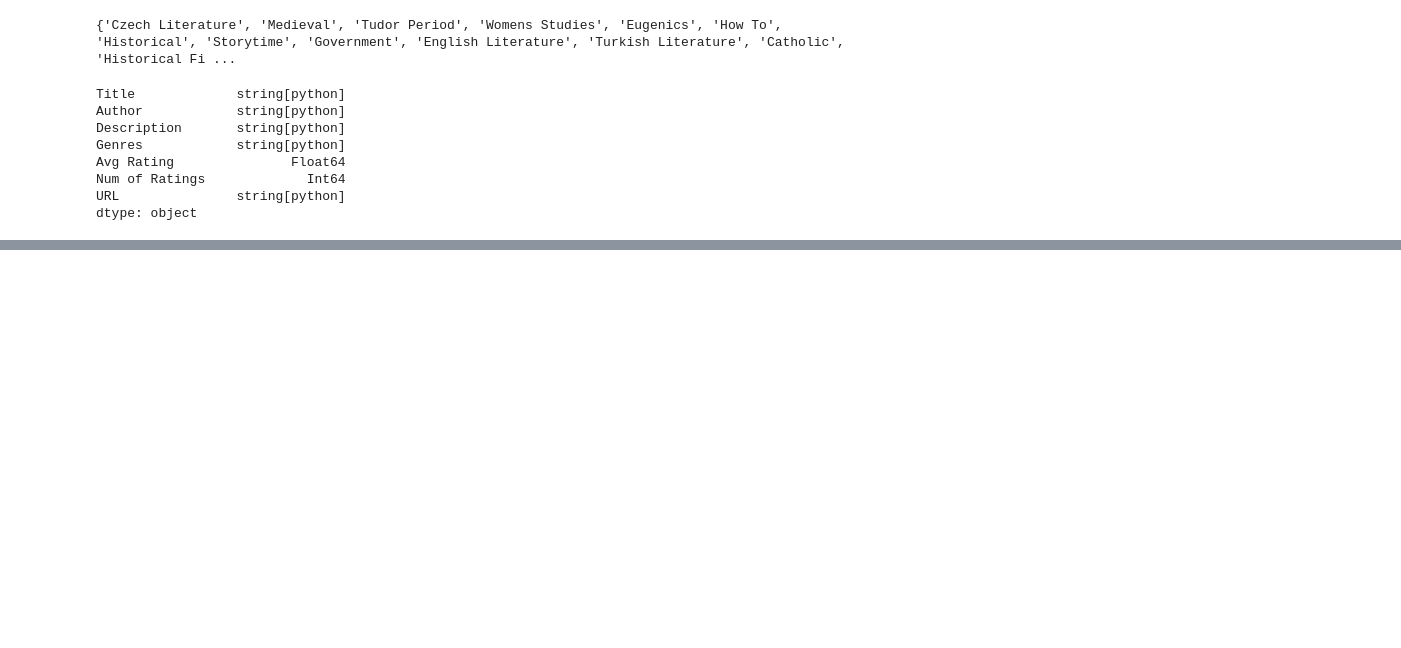
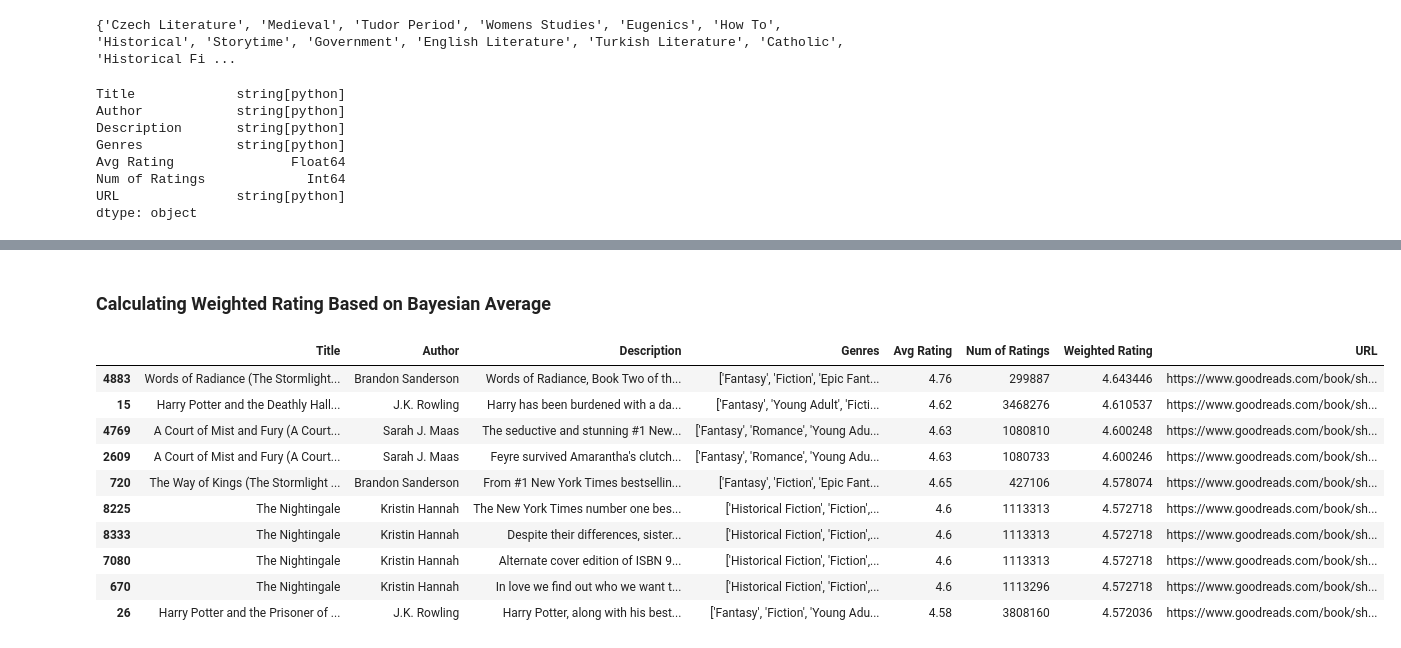
Before and after one commit to lleo022/ReadIt, a Jupyter notebook: datatest.ipynb, the cells around one changed output, grey strips where cells are left out. Cells and saved outputs as stored; diff of their text form; code cells hidden in the pictures; blank space fills up the shorter version.

Commit message:
More data processing, added weighted rating to books

```diff
--- a/datatest.ipynb
+++ b/datatest.ipynb
@@ -91,0 +92,28 @@ df.head(5)
+# %% [markdown]
+### Calculating Weighted Rating Based on Bayesian Average
+# %%
+# clean the data
+df['Avg Rating'] = df['Avg Rating'].fillna(0.0)
+df['Num of Ratings'] = df['Num of Ratings'].fillna(0).astype(int)
+# %%
+# Compute C (overall weighted average rating)
+C = (df['Avg Rating'] * df['Num of Ratings']).sum() / df['Num of Ratings'].sum()
+
+# choose a minimum number of ratings threshold
+m = df['Num of Ratings'].quantile(0.75)
+# %%
+df['Weighted Rating'] = ( (df['Num of Ratings'] / (df['Num of Ratings'] + m)) * df['Avg Rating'] + (m / (df['Num of Ratings'] + m)) * C )
+# %%
+df.sort_values(by="Weighted Rating" , ascending=False).head(10)
+# %% [output]
+|  | Title | Author | Description | Genres | Avg Rating | Num of Ratings | Weighted Rating | URL |
+| 4883 | Words of Radiance (The Stormlight... | Brandon Sanderson | Words of Radiance, Book Two of th... | ['Fantasy', 'Fiction', 'Epic Fant... | 4.76 | 299887 | 4.643446 | https://www.goodreads.com/book/sh... |
+| 15 | Harry Potter and the Deathly Hall... | J.K. Rowling | Harry has been burdened with a da... | ['Fantasy', 'Young Adult', 'Ficti... | 4.62 | 3468276 | 4.610537 | https://www.goodreads.com/book/sh... |
+| 4769 | A Court of Mist and Fury (A Court... | Sarah J. Maas | The seductive and stunning #1 New... | ['Fantasy', 'Romance', 'Young Adu... | 4.63 | 1080810 | 4.600248 | https://www.goodreads.com/book/sh... |
+| 2609 | A Court of Mist and Fury (A Court... | Sarah J. Maas | Feyre survived Amarantha's clutch... | ['Fantasy', 'Romance', 'Young Adu... | 4.63 | 1080733 | 4.600246 | https://www.goodreads.com/book/sh... |
+| 720 | The Way of Kings (The Stormlight ... | Brandon Sanderson | From #1 New York Times bestsellin... | ['Fantasy', 'Fiction', 'Epic Fant... | 4.65 | 427106 | 4.578074 | https://www.goodreads.com/book/sh... |
+| 8225 | The Nightingale | Kristin Hannah | The New York Times number one bes... | ['Historical Fiction', 'Fiction',... | 4.6 | 1113313 | 4.572718 | https://www.goodreads.com/book/sh... |
+| 8333 | The Nightingale | Kristin Hannah | Despite their differences, sister... | ['Historical Fiction', 'Fiction',... | 4.6 | 1113313 | 4.572718 | https://www.goodreads.com/book/sh... |
+| 7080 | The Nightingale | Kristin Hannah | Alternate cover edition of ISBN 9... | ['Historical Fiction', 'Fiction',... | 4.6 | 1113313 | 4.572718 | https://www.goodreads.com/book/sh... |
+| 670 | The Nightingale | Kristin Hannah | In love we find out who we want t... | ['Historical Fiction', 'Fiction',... | 4.6 | 1113296 | 4.572718 | https://www.goodreads.com/book/sh... |
+| 26 | Harry Potter and the Prisoner of ... | J.K. Rowling | Harry Potter, along with his best... | ['Fantasy', 'Fiction', 'Young Adu... | 4.58 | 3808160 | 4.572036 | https://www.goodreads.com/book/sh... |
```
Also changed, not shown: parts of 2 cells of this notebook.
